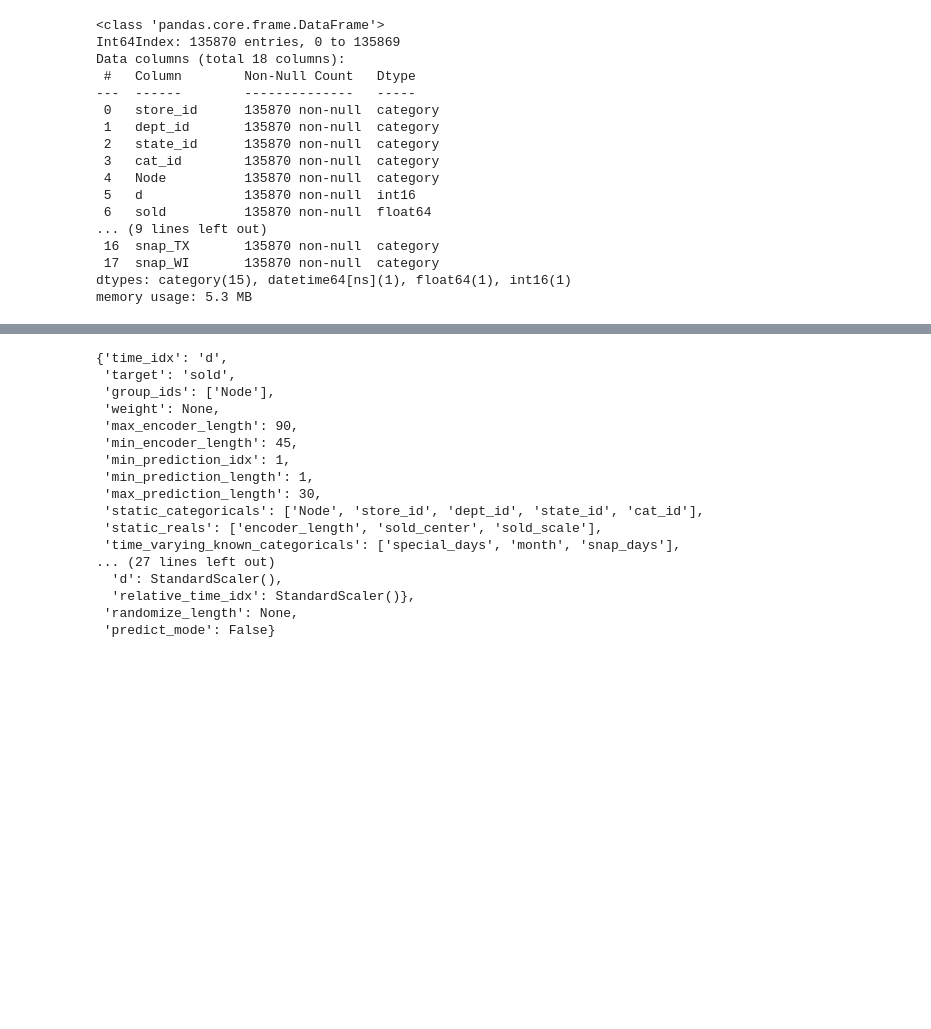
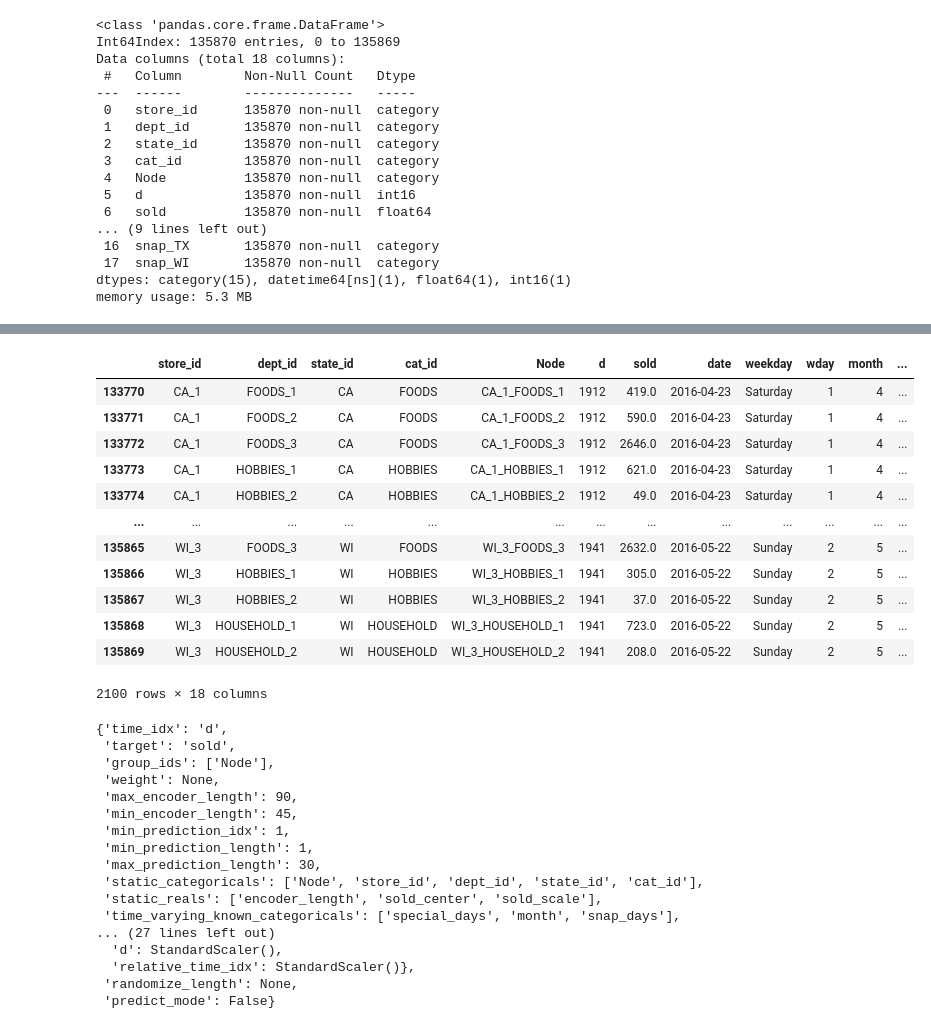
Before and after one commit to Kim-Ju-Hyeon/Temporal_Fusion_Transformer, a Jupyter notebook: TFT.ipynb, the cells around one changed output, grey strips where cells are left out. Saved outputs shown, nothing was run; the diff lists cells and outputs as text; code cells hidden in the pictures; blank space fills up the shorter version.

```diff
--- a/TFT.ipynb
+++ b/TFT.ipynb
@@ -51,2 +85,18 @@ data[snap_days] = data[snap_days].astype(str).astype("category")
+# %%
+test_dataset
+# %% [output]
+|  | store_id | dept_id | state_id | cat_id | Node | d | sold | date | weekday | wday | month | ... |
+| 133770 | CA_1 | FOODS_1 | CA | FOODS | CA_1_FOODS_1 | 1912 | 419.0 | 2016-04-23 | Saturday | 1 | 4 | ... |
+| 133771 | CA_1 | FOODS_2 | CA | FOODS | CA_1_FOODS_2 | 1912 | 590.0 | 2016-04-23 | Saturday | 1 | 4 | ... |
+| 133772 | CA_1 | FOODS_3 | CA | FOODS | CA_1_FOODS_3 | 1912 | 2646.0 | 2016-04-23 | Saturday | 1 | 4 | ... |
+| 133773 | CA_1 | HOBBIES_1 | CA | HOBBIES | CA_1_HOBBIES_1 | 1912 | 621.0 | 2016-04-23 | Saturday | 1 | 4 | ... |
+| 133774 | CA_1 | HOBBIES_2 | CA | HOBBIES | CA_1_HOBBIES_2 | 1912 | 49.0 | 2016-04-23 | Saturday | 1 | 4 | ... |
+| ... | ... | ... | ... | ... | ... | ... | ... | ... | ... | ... | ... | ... |
+| 135865 | WI_3 | FOODS_3 | WI | FOODS | WI_3_FOODS_3 | 1941 | 2632.0 | 2016-05-22 | Sunday | 2 | 5 | ... |
+| 135866 | WI_3 | HOBBIES_1 | WI | HOBBIES | WI_3_HOBBIES_1 | 1941 | 305.0 | 2016-05-22 | Sunday | 2 | 5 | ... |
+| 135867 | WI_3 | HOBBIES_2 | WI | HOBBIES | WI_3_HOBBIES_2 | 1941 | 37.0 | 2016-05-22 | Sunday | 2 | 5 | ... |
+| 135868 | WI_3 | HOUSEHOLD_1 | WI | HOUSEHOLD | WI_3_HOUSEHOLD_1 | 1941 | 723.0 | 2016-05-22 | Sunday | 2 | 5 | ... |
+| 135869 | WI_3 | HOUSEHOLD_2 | WI | HOUSEHOLD | WI_3_HOUSEHOLD_2 | 1941 | 208.0 | 2016-05-22 | Sunday | 2 | 5 | ... |
+2100 rows × 18 columns
 # %%
 dataset = TimeSeriesDataSet(
```
Also changed, not shown: parts of 17 cells of this notebook, 21 other files.
